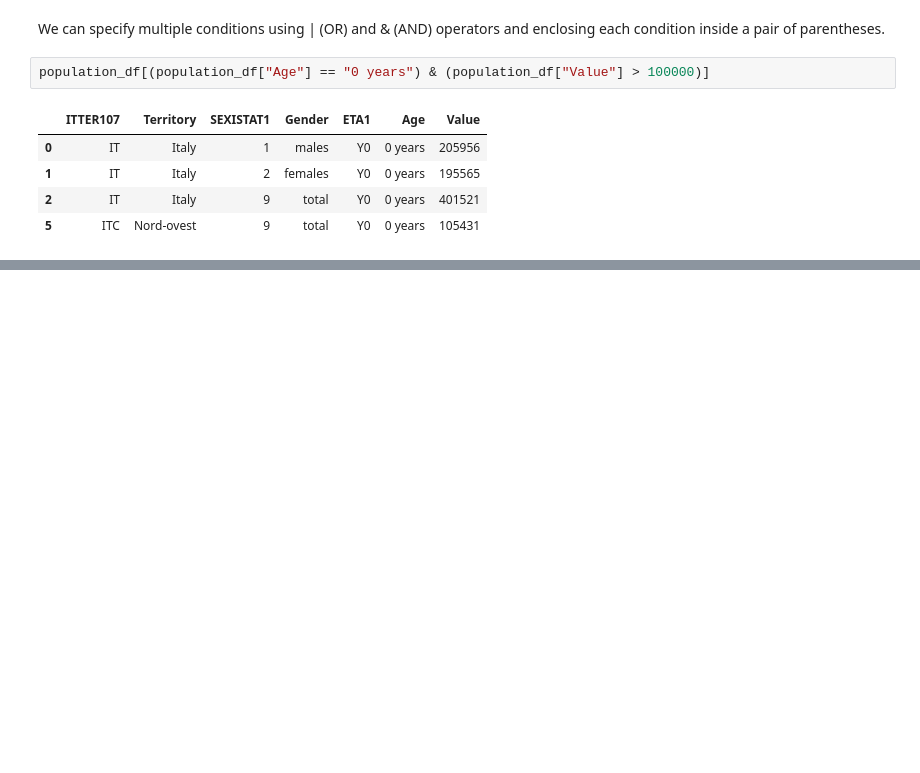
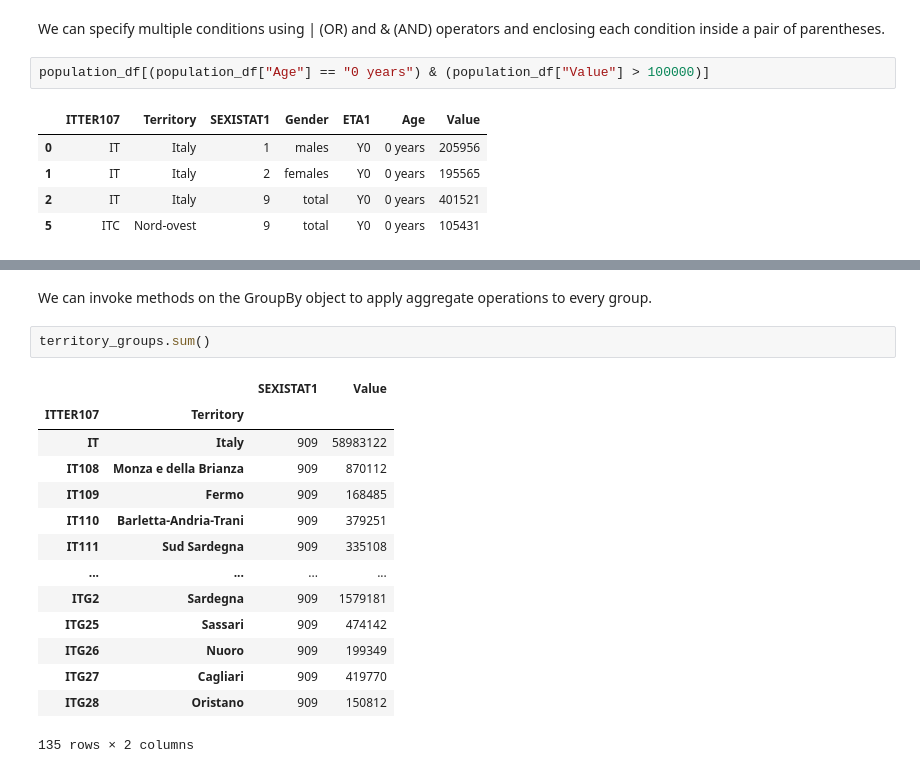
Before and after one commit to GiorgioBar/pandas, a Jupyter notebook: notebooks/SQL_like_queries_using_Pandas.ipynb, the cells around one changed output, grey strips where cells are left out. Drawn from its saved outputs; the diff is of its cells as text; blank space fills up the shorter version.

```diff
--- a/notebooks/SQL_like_queries_using_Pandas.ipynb
+++ b/notebooks/SQL_like_queries_using_Pandas.ipynb
@@ -142,3 +232,22 @@ population_df[(population_df["Age"] == "0 years") & (population_df["Value"] > 10
+# %% [markdown]
+We can invoke methods on the GroupBy object to apply aggregate operations to every group.
+# %%
+territory_groups.sum()
+# %% [output]
+|  |  | SEXISTAT1 | Value |
+| ITTER107 | Territory |  |  |
+| IT | Italy | 909 | 58983122 |
+| IT108 | Monza e della Brianza | 909 | 870112 |
+| IT109 | Fermo | 909 | 168485 |
+| IT110 | Barletta-Andria-Trani | 909 | 379251 |
+| IT111 | Sud Sardegna | 909 | 335108 |
+| ... | ... | ... | ... |
+| ITG2 | Sardegna | 909 | 1579181 |
+| ITG25 | Sassari | 909 | 474142 |
+| ITG26 | Nuoro | 909 | 199349 |
+| ITG27 | Cagliari | 909 | 419770 |
+| ITG28 | Oristano | 909 | 150812 |
+135 rows × 2 columns
 # %%
 %%shell
 jupyter nbconvert --to html /content/SQL_like_queries_using_Pandas.ipynb
```
Also changed, not shown: parts of 9 cells of this notebook.
